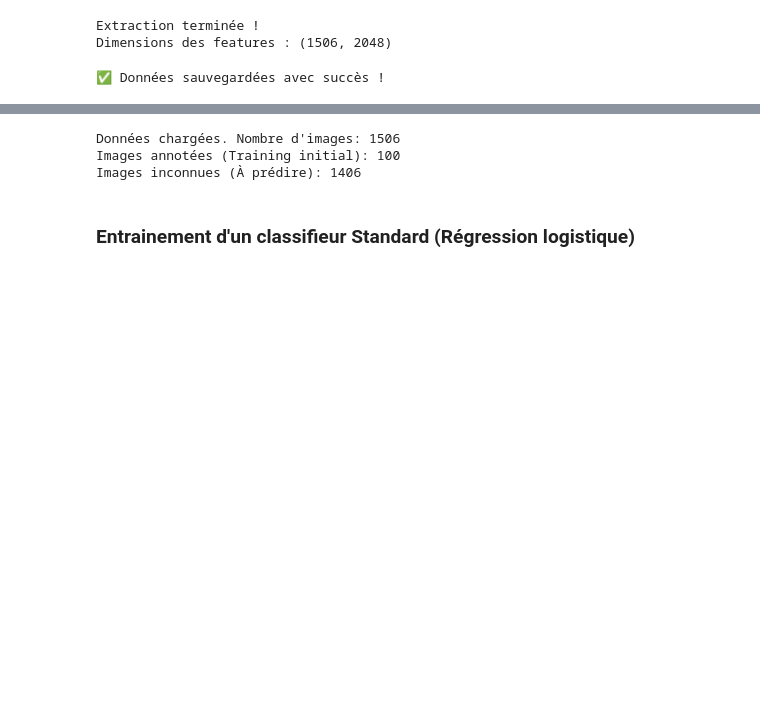
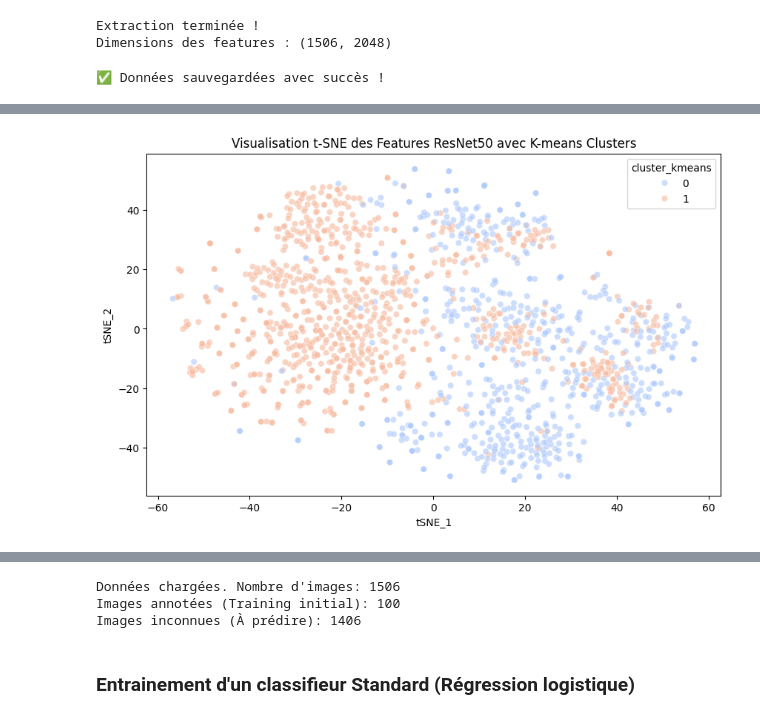
Before and after one commit to BAZAROPH/brain-scan-ai, a Jupyter notebook: main.ipynb, the cells around one changed output, grey strips where cells are left out. Saved outputs shown, nothing was run; the diff lists cells and outputs as text; code cells hidden in the pictures; blank space fills up the shorter version.

```diff
--- a/main.ipynb
+++ b/main.ipynb
@@ -422,0 +625,18 @@ print("✅ Données sauvegardées avec succès !")
+# %%
+fig = plt.figure(figsize=(10, 6))
+
+#On utilise les coordonnées t-SNE calculées précédemment pour la visualisation, mais on colorie selon les clusters trouvés par K-means
+sns.scatterplot(
+    data=df,
+    x=df_visu["tSNE_1"], #les coordonnées X du t-SNE précédent
+    y=df_visu["tSNE_2"], #On reprend les coordonnées Y
+    hue="cluster_kmeans",
+    palette="coolwarm",
+    alpha=0.6
+)
+
+plt.title("Visualisation t-SNE des Features ResNet50 avec K-means Clusters")
+plt.show()
+mlflow.log_figure(fig, "visualisation_tsne.png")
+# %% [output]
+[figure, added]
```
Also changed, not shown: parts of 24 cells of this notebook, 25 other files.
